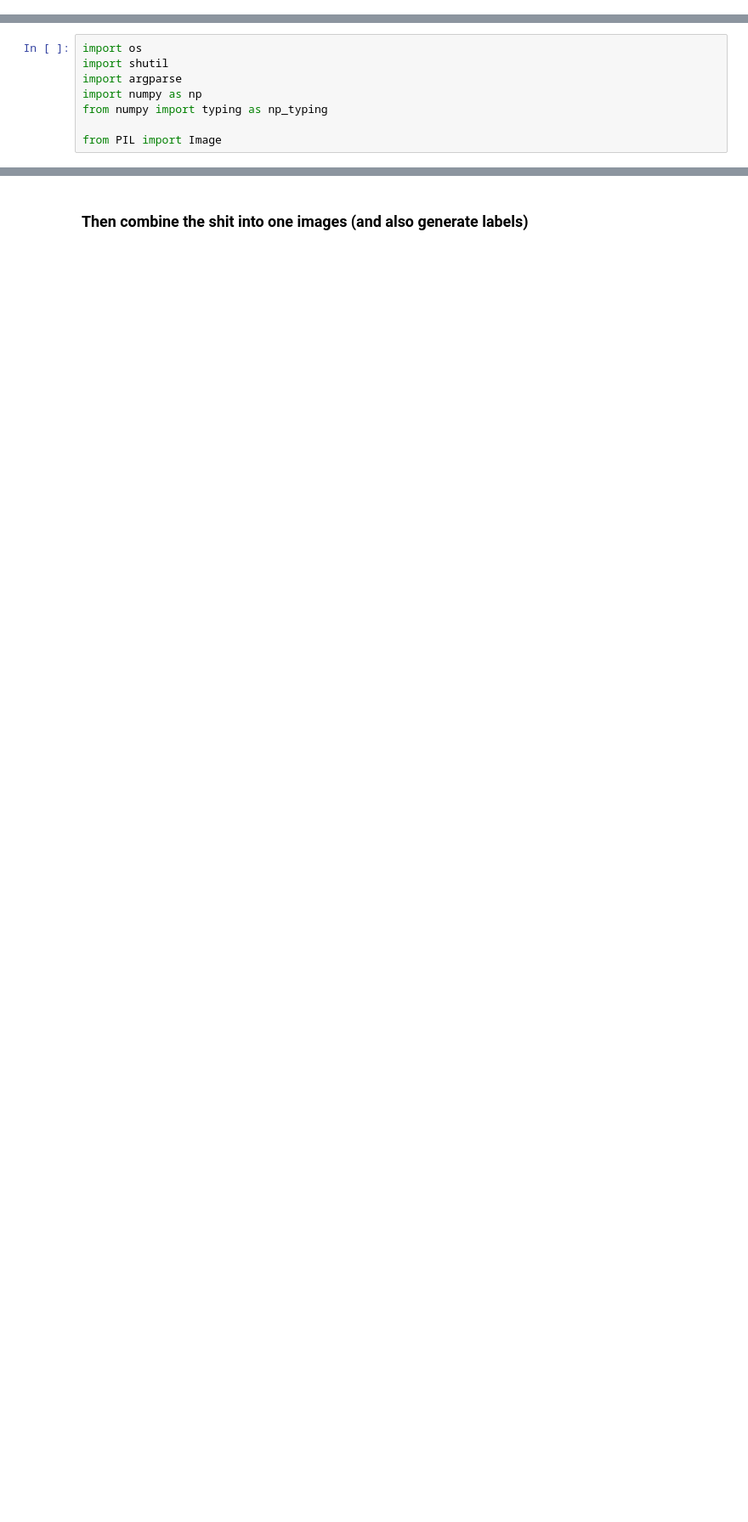
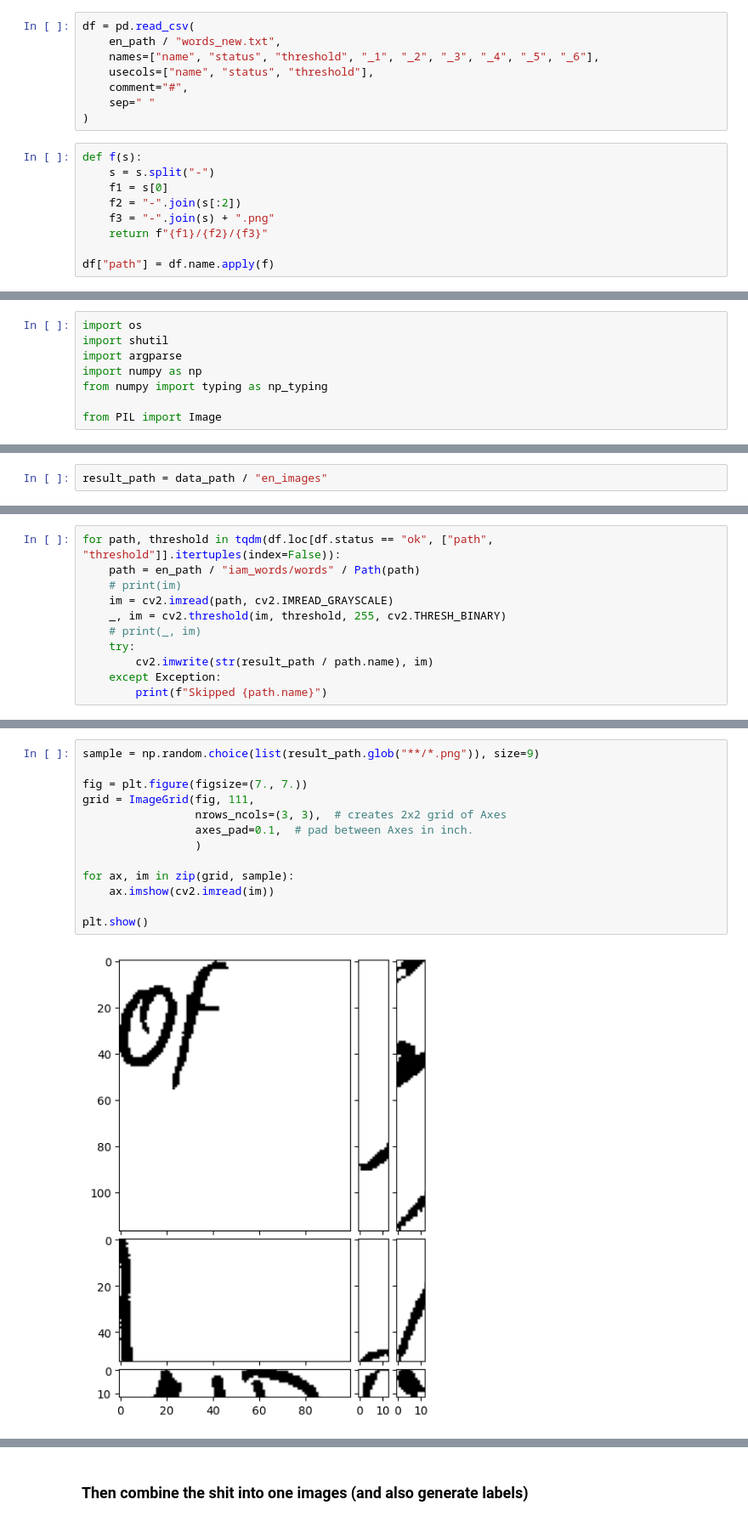
Before and after one commit to Leamich/Ragaik, a Jupyter notebook: segmentation_dataset/generator.ipynb, the cells around one changed output, grey strips where cells are left out. Shown at 85% size. Saved outputs shown, nothing was run; the diff lists cells and outputs as text; blank space fills up the shorter version.

```diff
--- a/segmentation_dataset/generator.ipynb
+++ b/segmentation_dataset/generator.ipynb
@@ -6,0 +23,17 @@
+# %%
+df = pd.read_csv(
+    en_path / "words_new.txt",
+    names=["name", "status", "threshold", "_1", "_2", "_3", "_4", "_5", "_6"],
+    usecols=["name", "status", "threshold"],
+    comment="#",
+    sep=" "
+)
+# %%
+def f(s):
+    s = s.split("-")
+    f1 = s[0]
+    f2 = "-".join(s[:2])
+    f3 = "-".join(s) + ".png"
+    return f"{f1}/{f2}/{f3}"
+
+df["path"] = df.name.apply(f)
@@ -53,0 +63,2 @@ filter('data/russian', 'data/russian_out')
+# %%
+result_path = data_path / "en_images"
@@ -53,0 +69,11 @@ filter('data/russian', 'data/russian_out')
+# %%
+for path, threshold in tqdm(df.loc[df.status == "ok", ["path", "threshold"]].itertuples(index=False)):
+    path = en_path / "iam_words/words" / Path(path)
+    # print(im)
+    im = cv2.imread(path, cv2.IMREAD_GRAYSCALE)
+    _, im = cv2.threshold(im, threshold, 255, cv2.THRESH_BINARY)
+    # print(_, im)
+    try:
+        cv2.imwrite(str(result_path / path.name), im)
+    except Exception:
+        print(f"Skipped {path.name}")
@@ -53,0 +85,15 @@ filter('data/russian', 'data/russian_out')
+# %%
+sample = np.random.choice(list(result_path.glob("**/*.png")), size=9)
+
+fig = plt.figure(figsize=(7., 7.))
+grid = ImageGrid(fig, 111,
+                 nrows_ncols=(3, 3),  # creates 2x2 grid of Axes
+                 axes_pad=0.1,  # pad between Axes in inch.
+                 )
+
+for ax, im in zip(grid, sample):
+    ax.imshow(cv2.imread(im))
+
+plt.show()
+# %% [output]
+[figure, added]
```
Also changed, not shown: parts of 67 cells of this notebook.
